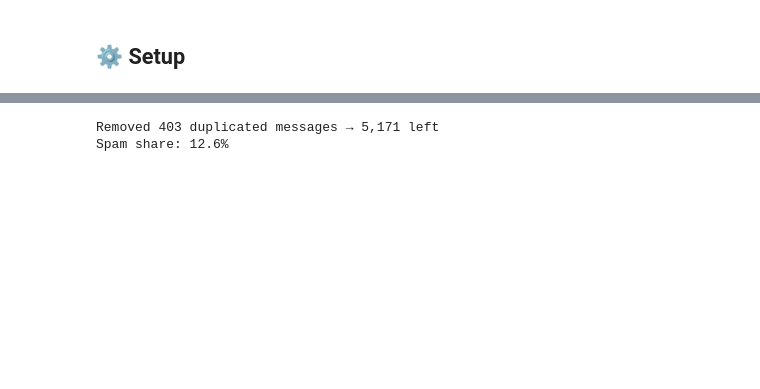
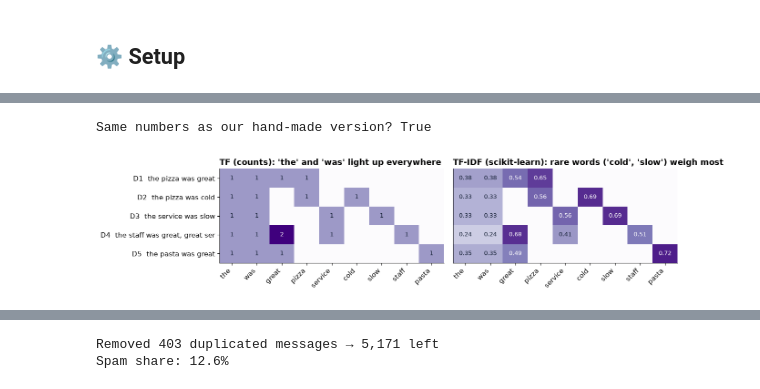
Before and after one commit to the-ai-learning-hub/03-applied-ai-projects, a Jupyter notebook: 01_text_mining/01_mini_project_sms_spam/01_Text_Mining_Basics_SMS_Spam.ipynb, the cells around one changed output, grey strips where cells are left out. Saved outputs shown, nothing was run; the diff lists cells and outputs as text; code cells hidden in the pictures; blank space fills up the shorter version.

```diff
--- a/01_text_mining/01_mini_project_sms_spam/01_Text_Mining_Basics_SMS_Spam.ipynb
+++ b/01_text_mining/01_mini_project_sms_spam/01_Text_Mining_Basics_SMS_Spam.ipynb
@@ -395,0 +682,9 @@ spam     747
+# %%
+docs = ["the pizza was great", "the pizza was cold", "the service was slow",
+        "the staff was great, great service", "the pasta was great"]
+doc_names = [f"D{i}" for i in range(1, 6)]
+words_order = ["the", "was", "great", "pizza", "service", "cold", "slow", "staff", "pasta"]
+
+tf = pd.DataFrame(CountVectorizer(vocabulary=words_order).fit_transform(docs).toarray(),
+                  index=doc_names, columns=words_order)
+tf
@@ -395,0 +702,5 @@ spam     747
+# %%
+N = len(docs)
+df = (tf > 0).sum(axis=0)                 # in how many documents?
+idf = np.log(N / df)                      # rare word → big bonus; word everywhere → 0
+pd.DataFrame({"df (documents)": df, "N / df": (N / df).round(2), "idf = ln(N/df)": idf.round(2)})
@@ -395,0 +745,21 @@ spam     747
+# %%
+idf_smooth = np.log((1 + N) / (1 + df)) + 1
+raw = tf * idf_smooth
+tfidf_hand = raw.div(np.sqrt((raw ** 2).sum(axis=1)), axis=0)      # each row to length 1
+
+tfidf_vec = TfidfVectorizer()
+tfidf = tfidf_vec.fit_transform(docs)
+tfidf_table = pd.DataFrame(tfidf.toarray(), index=doc_names, columns=tfidf_vec.get_feature_names_out())
+print("Same numbers as our hand-made version?", np.allclose(tfidf_table[words_order], tfidf_hand))
+
+fig, axes = plt.subplots(1, 2, figsize=(13, 3.2))
+matrix_heatmap(tf, axes[0], docs)
+axes[0].set_title("TF (counts): 'the' and 'was' light up everywhere")
+matrix_heatmap(tfidf_table[words_order], axes[1], docs, fmt="{:.2f}", vmax=0.8)
+axes[1].set_title("TF-IDF (scikit-learn): rare words ('cold', 'slow') weigh most")
+axes[1].set_yticks([])
+fig.tight_layout()
+plt.show()
+# %% [output]
+Same numbers as our hand-made version? True
+[figure, added]
```
Also changed, not shown: parts of 208 cells of this notebook, 47 other files.
